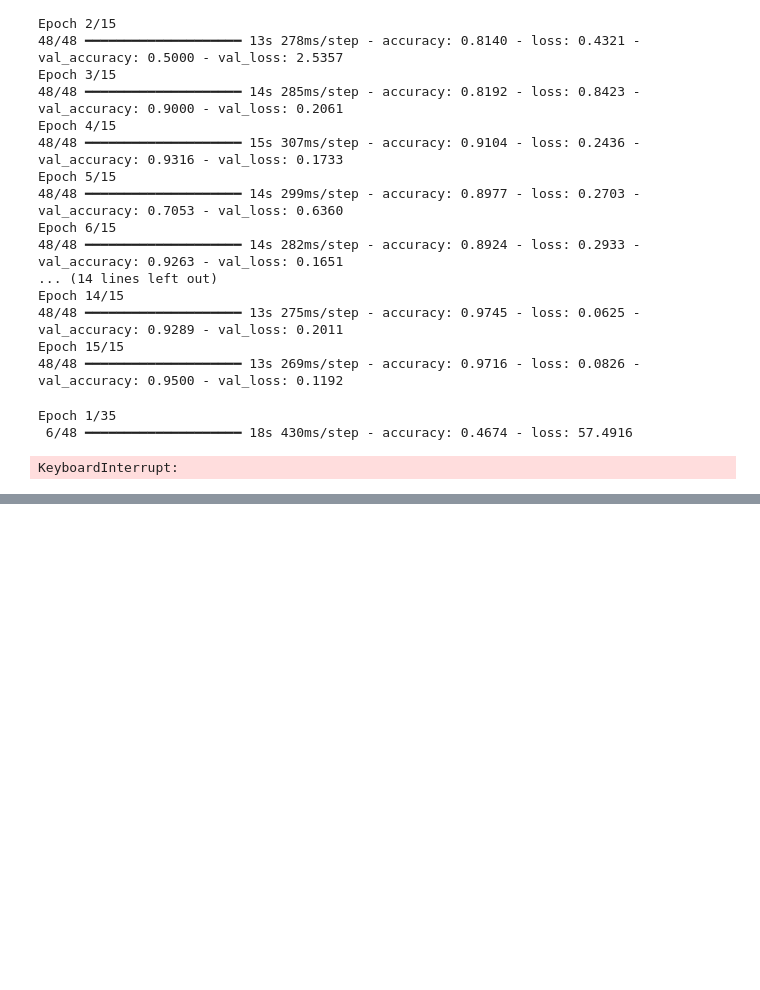
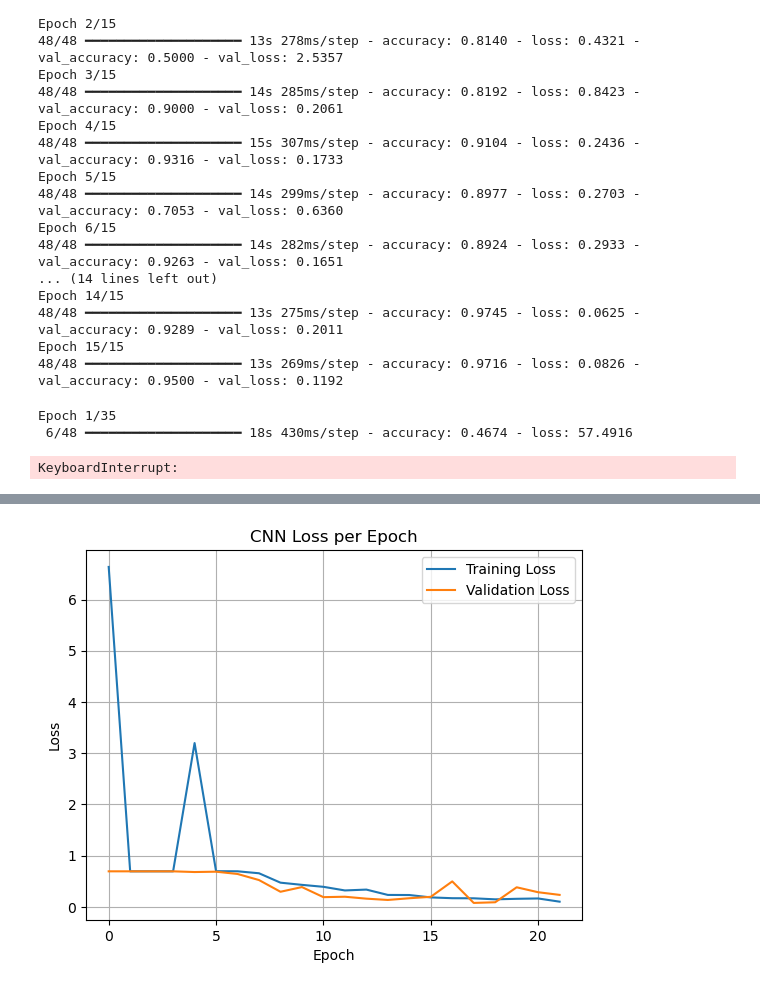
Before and after one commit to 0xfatima/Finger-Print-Quality-Detector, a Jupyter notebook: CNN.ipynb, the cells around one changed output, grey strips where cells are left out. Cells and saved outputs as stored; diff of their text form; code cells hidden in the pictures; blank space fills up the shorter version.

```diff
--- a/CNN.ipynb
+++ b/CNN.ipynb
@@ -187,0 +219,11 @@ model_with_datagenerator.save('ccn_model_datagenerator.keras')
+# %%
+plt.plot(model_history.history['loss'], label='Training Loss')
+plt.plot(model_history.history['val_loss'], label='Validation Loss')
+plt.title('CNN Loss per Epoch')
+plt.xlabel('Epoch')
+plt.ylabel('Loss')
+plt.legend()
+plt.grid(True)
+plt.show()
+# %% [output]
+[figure, added]
```
Also changed, not shown: parts of 5 cells of this notebook, 9 other files.
